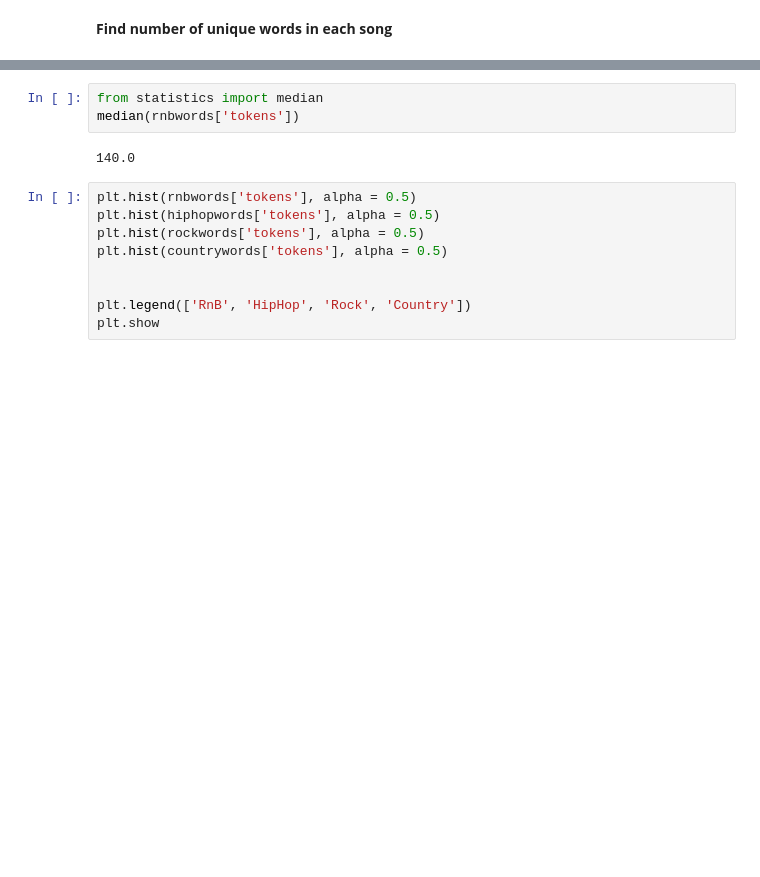
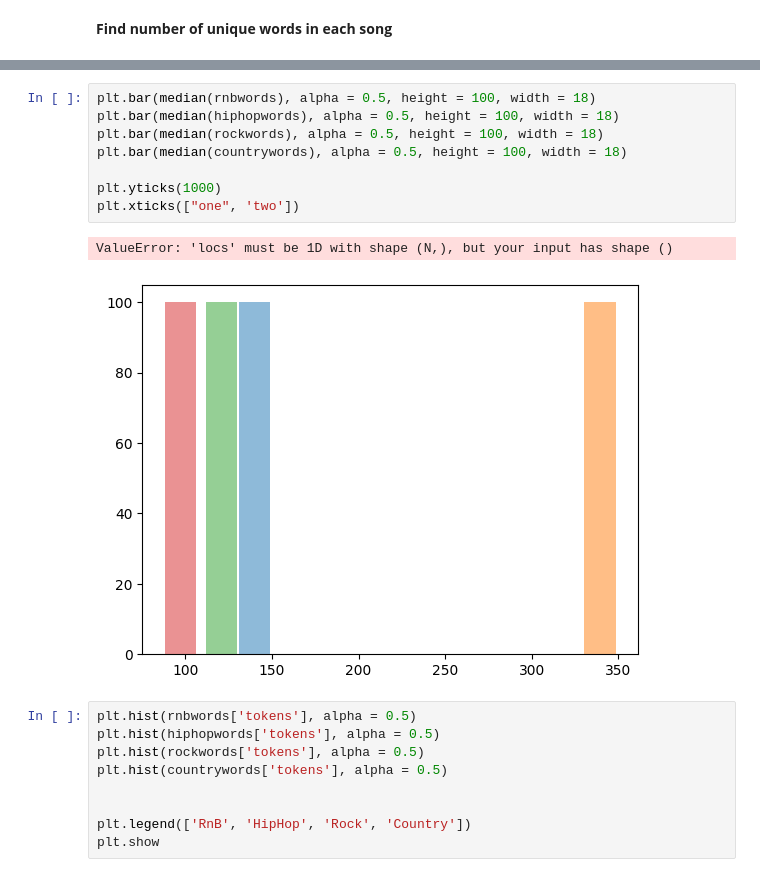
Before and after one commit to jacobclark293/ma3831, a Jupyter notebook: Jacob_Clark_Capstone.ipynb, the cells around one changed output, grey strips where cells are left out. Saved outputs shown, nothing was run; the diff lists cells and outputs as text; blank space fills up the shorter version.

```diff
--- a/Jacob_Clark_Capstone.ipynb
+++ b/Jacob_Clark_Capstone.ipynb
@@ -687,8 +727,14 @@ countrywords = song_lyric_df.loc[(song_lyric_df['genre'] == 'Country')]
 # %%
-from statistics import median
-median(rnbwords['tokens'])
+plt.bar(median(rnbwords), alpha = 0.5, height = 100, width = 18)
+plt.bar(median(hiphopwords), alpha = 0.5, height = 100, width = 18)
+plt.bar(median(rockwords), alpha = 0.5, height = 100, width = 18)
+plt.bar(median(countrywords), alpha = 0.5, height = 100, width = 18)
+
+plt.yticks(1000)
+plt.xticks(["one", 'two'])
 # %% [output]
-140.0
+ValueError: 'locs' must be 1D with shape (N,), but your input has shape ()
+[figure, added]
 # %%
 plt.hist(rnbwords['tokens'], alpha = 0.5)
 plt.hist(hiphopwords['tokens'], alpha = 0.5)
```
Also changed, not shown: parts of 10 cells of this notebook.
